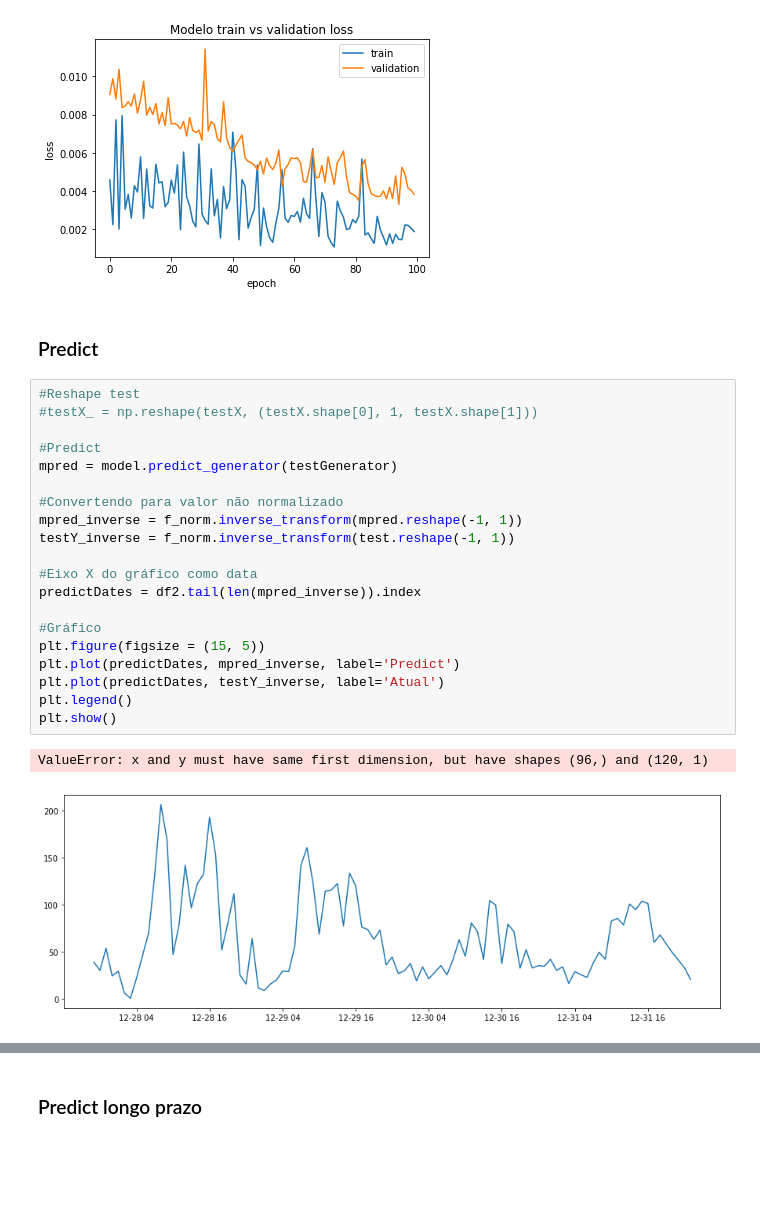
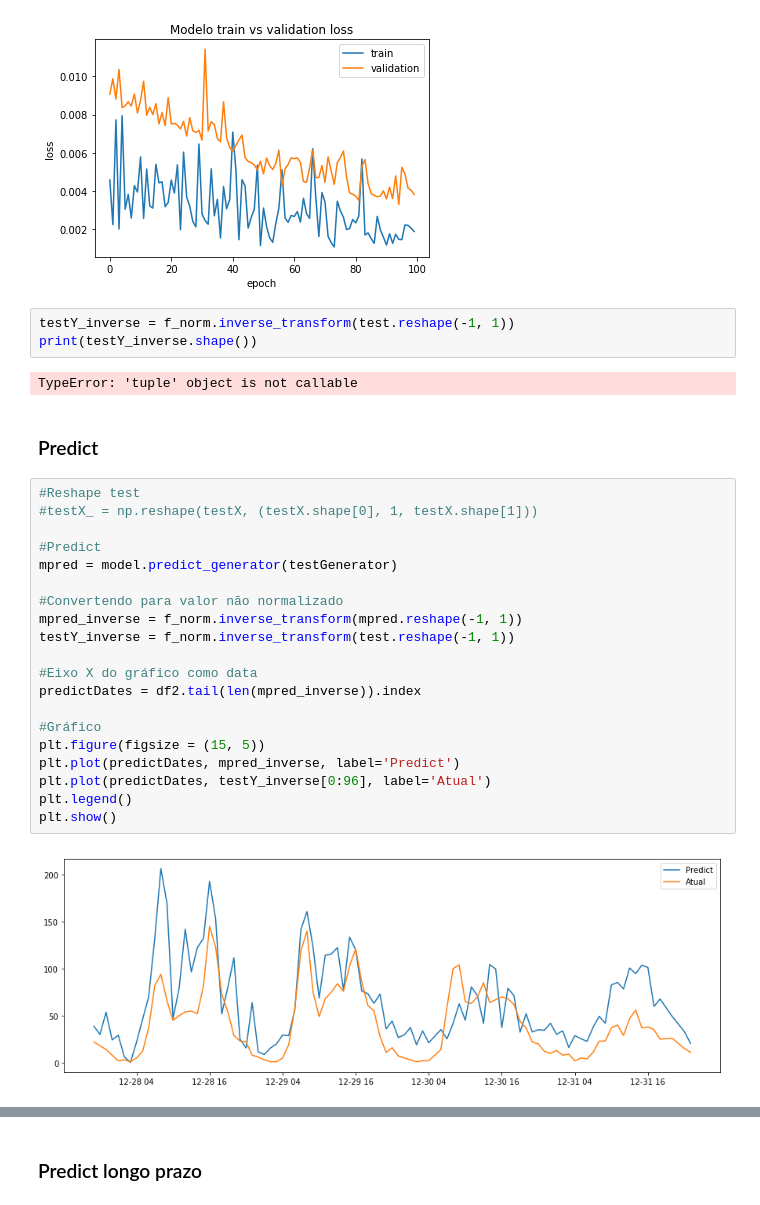
Before and after one commit to henriquelavez/mdc-Chicago-Divvy-Bicycle-Sharing-Data, a Jupyter notebook: Bike_v2.2_tsg.ipynb, the cells around one changed output, grey strips where cells are left out. Drawn from its saved outputs; the diff is of its cells as text; blank space fills up the shorter version.

```diff
--- a/Bike_v2.2_tsg.ipynb
+++ b/Bike_v2.2_tsg.ipynb
@@ -215,31 +215,35 @@ plt.legend(['train', 'validation'], loc='upper right')
 plt.show()
 # %% [output]
 [figure]
+# %%
+testY_inverse = f_norm.inverse_transform(test.reshape(-1, 1))
+print(testY_inverse.shape())
+# %% [output]
+TypeError: 'tuple' object is not callable
 # %% [markdown]
 ### Predict
 # %%
 #Reshape test
 #testX_ = np.reshape(testX, (testX.shape[0], 1, testX.shape[1]))
 
 #Predict
 mpred = model.predict_generator(testGenerator)
 
 #Convertendo para valor não normalizado
 mpred_inverse = f_norm.inverse_transform(mpred.reshape(-1, 1))
 testY_inverse = f_norm.inverse_transform(test.reshape(-1, 1))
 
 #Eixo X do gráfico como data
 predictDates = df2.tail(len(mpred_inverse)).index
 
 #Gráfico
 plt.figure(figsize = (15, 5))
 plt.plot(predictDates, mpred_inverse, label='Predict')
-plt.plot(predictDates, testY_inverse, label='Atual')
+plt.plot(predictDates, testY_inverse[0:96], label='Atual')
 plt.legend()
 plt.show()
 # %% [output]
-ValueError: x and y must have same first dimension, but have shapes (96,) and (120, 1)
-[figure, old version]
+[figure, new version]
 # %% [markdown]
 <br>No modelo acima sempre prevemos o número de viagens da próxima hora, porém sempre é passado o valor de viagens da hora atual.
 <img src="predict1.png">
```
Also changed, not shown: parts of 1 cell of this notebook, 1 other file.
